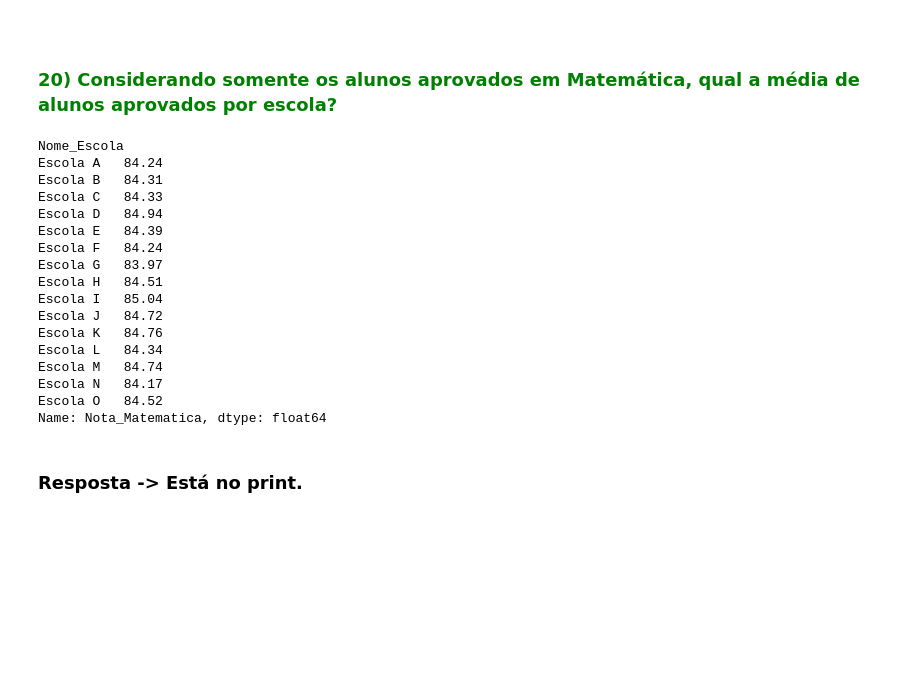
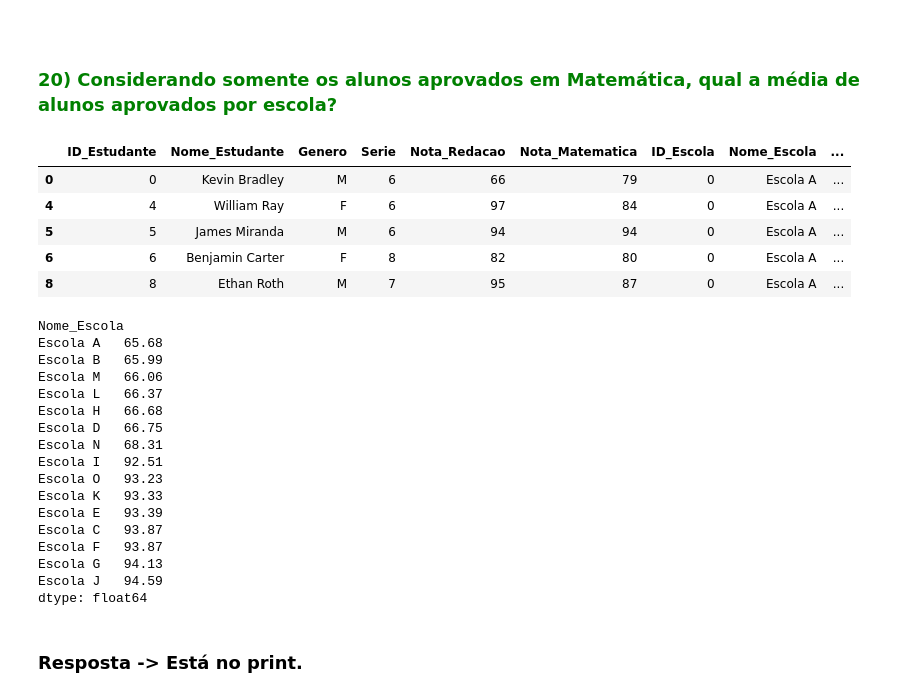
Before and after one commit to EduardoBran/Python_-_Estrutura-de-Dados-com-Pandas, a Jupyter notebook: 6.Estudo_de_Caso_-_Analise_Dados_Escolares_com_Pandas.ipynb, the cells around one changed output. Drawn from its saved outputs; the diff is of its cells as text; code cells hidden in the pictures; blank space fills up the shorter version.

```diff
--- a/6.Estudo_de_Caso_-_Analise_Dados_Escolares_com_Pandas.ipynb
+++ b/6.Estudo_de_Caso_-_Analise_Dados_Escolares_com_Pandas.ipynb
@@ -761,29 +778,41 @@ Name: Nota_Redacao, dtype: float64
 ### Resposta -> Está no print.<br>
 # %% [markdown]
 ### <br><font color='green'> 20) Considerando somente os alunos aprovados em Matemática, qual a média de alunos aprovados por escola?</font>
+# %%
+# Alunos aprovados em Matemática
+aprovados_mat = dados_full[(dados_full["Nota_Matematica"] >= 70)]
+aprovados_mat.head()
+# %% [output]
+|  | ID_Estudante | Nome_Estudante | Genero | Serie | Nota_Redacao | Nota_Matematica | ID_Escola | Nome_Escola | ... |
+| 0 | 0 | Kevin Bradley | M | 6 | 66 | 79 | 0 | Escola A | ... |
+| 4 | 4 | William Ray | F | 6 | 97 | 84 | 0 | Escola A | ... |
+| 5 | 5 | James Miranda | M | 6 | 94 | 94 | 0 | Escola A | ... |
+| 6 | 6 | Benjamin Carter | F | 8 | 82 | 80 | 0 | Escola A | ... |
+| 8 | 8 | Ethan Roth | M | 7 | 95 | 87 | 0 | Escola A | ... |
 # %%
-aprovados_matematica = dados_full[(dados_full['Nota_Matematica'] >= 70)]
+total_estudantes_por_escola = dados_full['Nome_Escola'].value_counts()
 
-media_aprovados_mat_por_escola = aprovados_matematica.groupby('Nome_Escola')['Nota_Matematica'].mean()
-media_aprovados_mat_por_escola
+# Média da nota em Redação por escola considerando os aprovados em Redação
+media_apr_mat_esc = (aprovados_mat.groupby(["Nome_Escola"]).count()["Nome_Estudante"] / total_estudantes_por_escola * 100).sort_values()
+media_apr_mat_esc
 # %% [output]
 Nome_Escola
-Escola A   84.24
-Escola B   84.31
-Escola C   84.33
-Escola D   84.94
-Escola E   84.39
-Escola F   84.24
-Escola G   83.97
-Escola H   84.51
-Escola I   85.04
-Escola J   84.72
-Escola K   84.76
-Escola L   84.34
-Escola M   84.74
-Escola N   84.17
-Escola O   84.52
-Name: Nota_Matematica, dtype: float64
+Escola A   65.68
+Escola B   65.99
+Escola M   66.06
+Escola L   66.37
+Escola H   66.68
+Escola D   66.75
+Escola N   68.31
+Escola I   92.51
+Escola O   93.23
+Escola K   93.33
+Escola E   93.39
+Escola C   93.87
+Escola F   93.87
+Escola G   94.13
+Escola J   94.59
+dtype: float64
 # %% [markdown]
 ### Resposta -> Está no print.<br>
 # %% [markdown]
```
Also changed, not shown: parts of 23 cells of this notebook, 1 other file.
